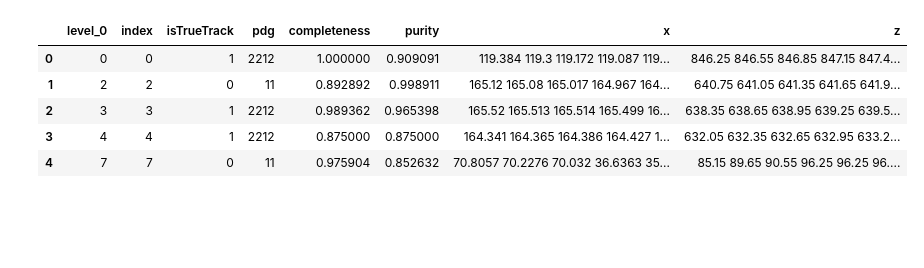
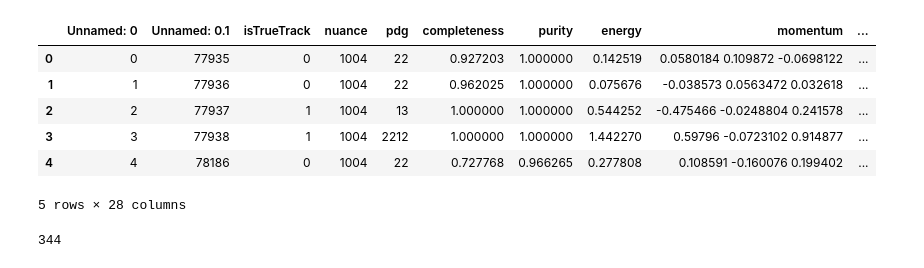
Before and after one commit to daanyaal1/Pandora-Masters-Project, a Jupyter notebook: Deep Learning/image_processing.ipynb, the cells around one changed output. Saved outputs shown, nothing was run; the diff lists cells and outputs as text; code cells hidden in the pictures; blank space fills up the shorter version.

```diff
--- a/Deep Learning/image_processing.ipynb
+++ b/Deep Learning/image_processing.ipynb
@@ -12,18 +12,26 @@ from sklearn.preprocessing import MinMaxScaler
 scaler=StandardScaler()
 scaler=MinMaxScaler()
 # %%
-df_1 = pd.read_csv('../ROOT_DATA/nue.csv', header=None, names = ['isTrueTrack', 'pdg', 'completeness', 'purity', 'x','z'])
-df_2 = pd.read_csv('../ROOT_DATA/mu.csv',header=None,names = ['isTrueTrack', 'pdg', 'completeness', 'purity', 'x','z'])
-df=pd.concat([df_1,df_2]).reset_index()
-df = df.loc[(df['completeness']>0.8) & (df['purity']>0.7)].reset_index()
+#df_1 = pd.read_csv('../ROOT_DATA/energynue.csv', header=None, names = ['isTrueTrack','sequence','nuance', 'pdg', 'completeness', 'purity','energy','momentum', 'vertex', 'x','z', 'hitEnergies', 'hitWidths'])
+#df_2 = pd.read_csv('../ROOT_DATA/energymu.csv',header=None,names=['isTrueTrack','sequence','nuance', 'pdg', 'completeness', 'purity','energy','momentum', 'vertex', 'x','z', 'hitEnergies', 'hitWidths'])
+#df=pd.concat([df_1,df_2]).reset_index()
+#df = df.loc[(df['completeness']>0.8) & (df['purity']>0.7)].reset_index()
+df = pd.read_csv('../RL data/vars_1004nuance_CCRES_mu-_p_gamma_gamma.csv')
 df.head()
 # %% [output]
-|  | level_0 | index | isTrueTrack | pdg | completeness | purity | x | z |
-| 0 | 0 | 0 | 1 | 2212 | 1.000000 | 0.909091 | 119.384 119.3 119.172 119.087 119... | 846.25 846.55 846.85 847.15 847.4... |
-| 1 | 2 | 2 | 0 | 11 | 0.892892 | 0.998911 | 165.12 165.08 165.017 164.967 164... | 640.75 641.05 641.35 641.65 641.9... |
-| 2 | 3 | 3 | 1 | 2212 | 0.989362 | 0.965398 | 165.52 165.513 165.514 165.499 16... | 638.35 638.65 638.95 639.25 639.5... |
-| 3 | 4 | 4 | 1 | 2212 | 0.875000 | 0.875000 | 164.341 164.365 164.386 164.427 1... | 632.05 632.35 632.65 632.95 633.2... |
-| 4 | 7 | 7 | 0 | 11 | 0.975904 | 0.852632 | 70.8057 70.2276 70.032 36.6363 35... | 85.15 89.65 90.55 96.25 96.25 96.... |
+|  | Unnamed: 0 | Unnamed: 0.1 | isTrueTrack | nuance | pdg | completeness | purity | energy | momentum | ... |
+| 0 | 0 | 77935 | 0 | 1004 | 22 | 0.927203 | 1.000000 | 0.142519 | 0.0580184 0.109872 -0.0698122 | ... |
+| 1 | 1 | 77936 | 0 | 1004 | 22 | 0.962025 | 1.000000 | 0.075676 | -0.038573 0.0563472 0.032618 | ... |
+| 2 | 2 | 77937 | 1 | 1004 | 13 | 1.000000 | 1.000000 | 0.544252 | -0.475466 -0.0248804 0.241578 | ... |
+| 3 | 3 | 77938 | 1 | 1004 | 2212 | 1.000000 | 1.000000 | 1.442270 | 0.59796 -0.0723102 0.914877 | ... |
+| 4 | 4 | 78186 | 0 | 1004 | 22 | 0.727768 | 0.966265 | 0.277808 | 0.108591 -0.160076 0.199402 | ... |
+5 rows × 28 columns
+# %%
+#df = pd.read_csv('../ROOT_DATA/1003nuance_mu_p_pi+.csv', index_col=0).reset_index()
+#df.head()
+len(df)
+# %% [output]
+344
 # %%
 x=[]
 z=[]
```
Also changed, not shown: parts of 12 cells of this notebook, 1 other file.
